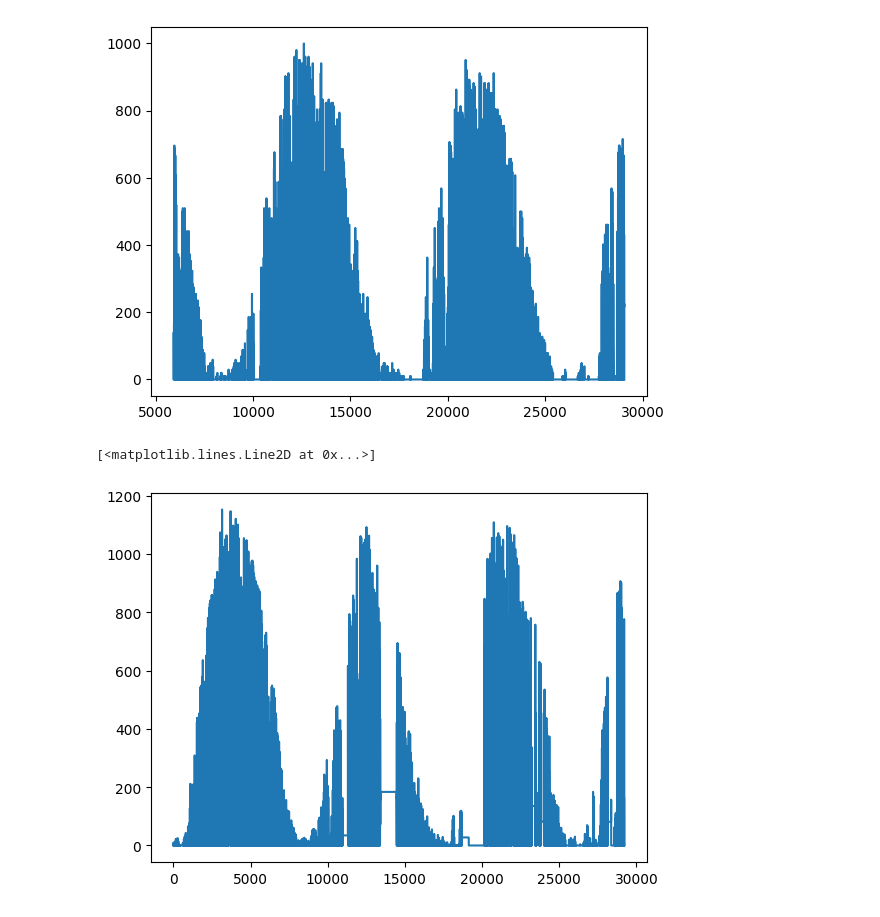
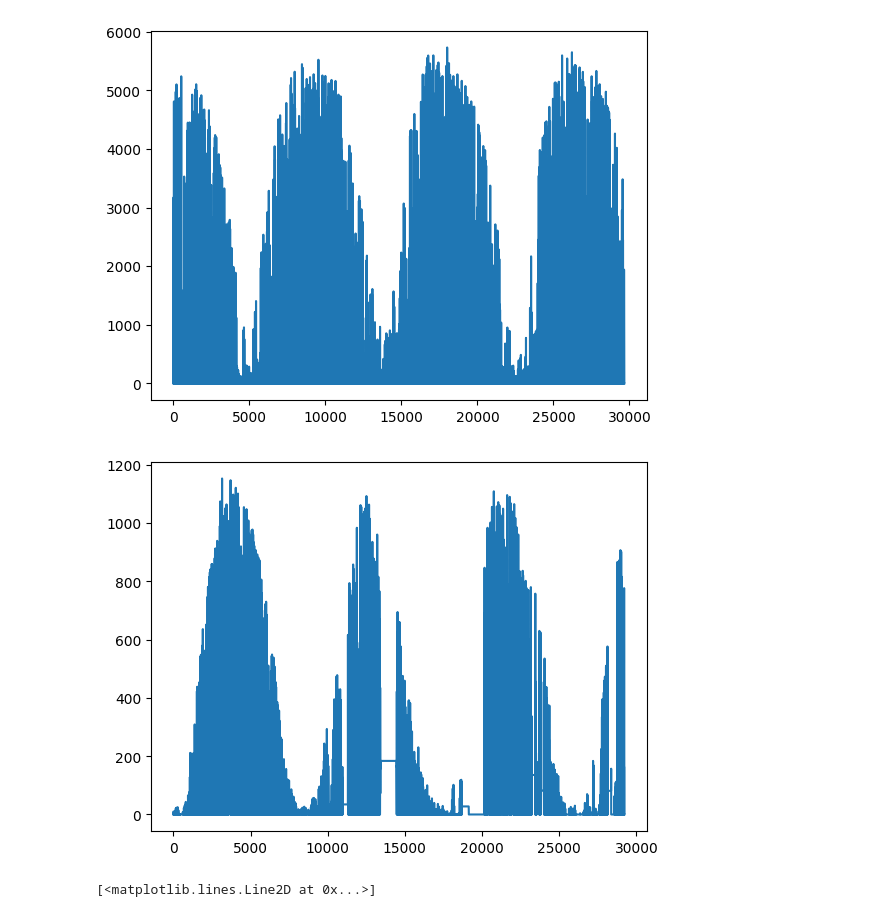
Before and after one commit to henrikmw/TDT4173-Time-Series-Forecasting, a Jupyter notebook: random_forest.ipynb, the cells around one changed output. Cells and saved outputs as stored; diff of their text form; code cells hidden in the pictures.

```diff
--- a/random_forest.ipynb
+++ b/random_forest.ipynb
@@ -139,16 +137,15 @@ def validNaming(data):
 # %%
-A = [X_train_observed_a, X_train_estimated_a]
-B = [X_train_observed_b, X_train_estimated_b]
-C = [X_train_observed_c, X_train_estimated_c]
-
+A = [X_train_observed_a, X_train_estimated_a, X_test_estimated_a]
+B = [X_train_observed_b, X_train_estimated_b, X_test_estimated_b]
+C = [X_train_observed_c, X_train_estimated_c, X_test_estimated_c]
 
 A = quartersToHours(A)
 B = quartersToHours(B)
 C = quartersToHours(C)
 
-A = appendLabels(A[0], A[1], train_a)
-B = appendLabels(B[0], B[1], train_b)
-C = appendLabels(C[0], C[1], train_c)
+A[:2] = appendLabels(A[0], A[1], train_a)
+B[:2] = appendLabels(B[0], B[1], train_b)
+C[:2] = appendLabels(C[0], C[1], train_c)
 
 A = convert_date_to_sin_and_cos(A)
 B = convert_date_to_sin_and_cos(B)
@@ -165,10 +162,6 @@ C = removeNonNumeric(C)
 A = removeNaN(A)
 B = removeNaN(B)
 C = removeNaN(C)
-
-#A = validNaming(A)
-#A = validNaming(B)
-#A = validNaming(C)
 # %%
 # Function to find and remove sequences with 12 or more identical subsequent values
 def removeSequences(data):
@@ -208,11 +198,13 @@ plt.plot(C[1]['month_cos'][:366*24])
 # %%
 #C[0] = C[0][5800:]
 #B[0].drop(index=B[0].iloc[13310:14560].index.tolist(), axis=0, inplace=True)
 
-plt.plot(C[0]['pv_measurement'])
+plt.plot(A[0]['pv_measurement'])
 plt.show()
 plt.plot(B[0]['pv_measurement'])
+plt.show()
+plt.plot(C[0]['pv_measurement'])
 # %% [output]
-[figure, old version]
+[figure, new version]
+[figure]
 [<matplotlib.lines.Line2D at 0x...>]
-[figure]
```
Also changed, not shown: parts of 16 cells of this notebook, 2 other files.
